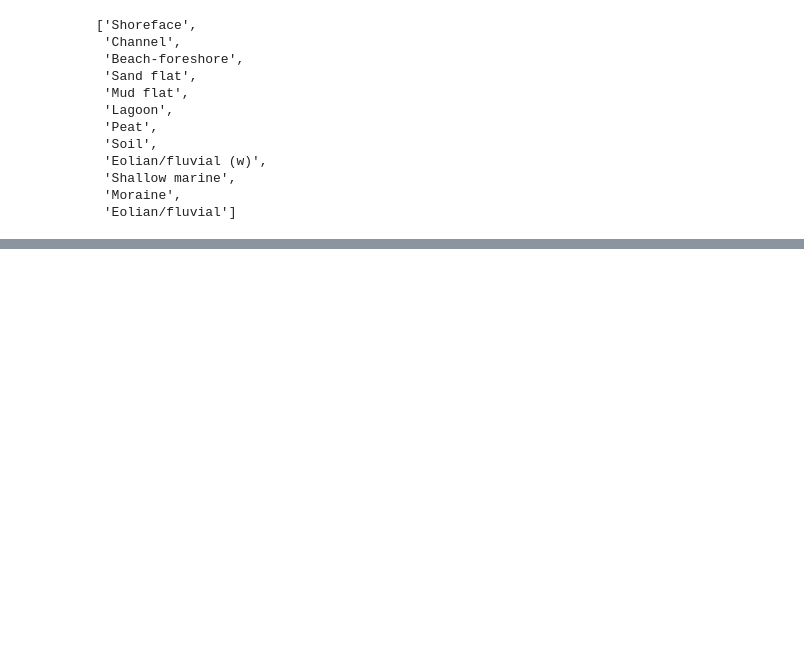
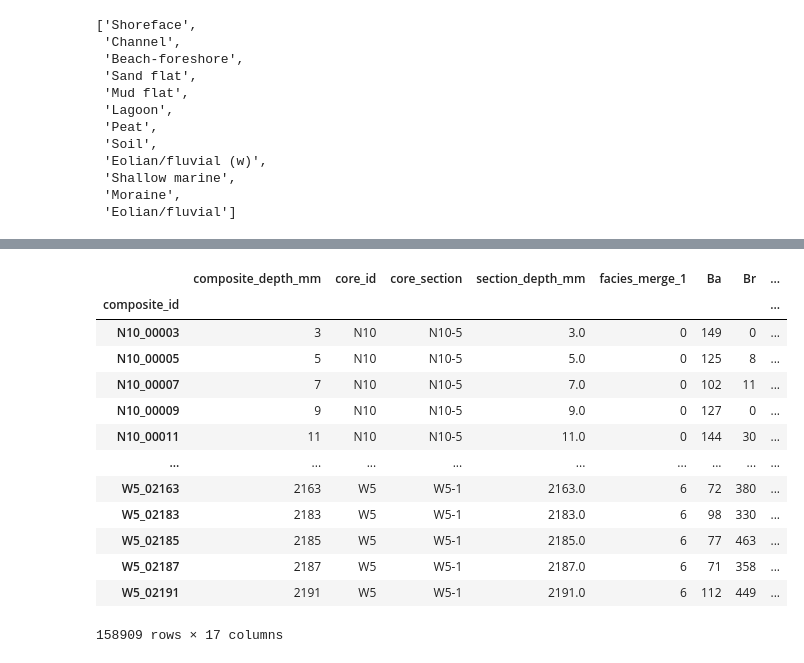
Before and after one commit to dispink/WASA-faciesXRF, a Jupyter notebook: build_labels.ipynb, the cells around one changed output, grey strips where cells are left out. Saved outputs shown, nothing was run; the diff lists cells and outputs as text; code cells hidden in the pictures; blank space fills up the shorter version.

```diff
--- a/build_labels.ipynb
+++ b/build_labels.ipynb
@@ -460,0 +482,18 @@ Facies
+# %%
+xrf_fa_df = pd.read_csv('data/XRF_ML.csv', index_col=0)
+xrf_fa_df
+# %% [output]
+|  | composite_depth_mm | core_id | core_section | section_depth_mm | facies_merge_1 | Ba | Br | ... |
+| composite_id |  |  |  |  |  |  |  | ... |
+| N10_00003 | 3 | N10 | N10-5 | 3.0 | 0 | 149 | 0 | ... |
+| N10_00005 | 5 | N10 | N10-5 | 5.0 | 0 | 125 | 8 | ... |
+| N10_00007 | 7 | N10 | N10-5 | 7.0 | 0 | 102 | 11 | ... |
+| N10_00009 | 9 | N10 | N10-5 | 9.0 | 0 | 127 | 0 | ... |
+| N10_00011 | 11 | N10 | N10-5 | 11.0 | 0 | 144 | 30 | ... |
+| ... | ... | ... | ... | ... | ... | ... | ... | ... |
+| W5_02163 | 2163 | W5 | W5-1 | 2163.0 | 6 | 72 | 380 | ... |
+| W5_02183 | 2183 | W5 | W5-1 | 2183.0 | 6 | 98 | 330 | ... |
+| W5_02185 | 2185 | W5 | W5-1 | 2185.0 | 6 | 77 | 463 | ... |
+| W5_02187 | 2187 | W5 | W5-1 | 2187.0 | 6 | 71 | 358 | ... |
+| W5_02191 | 2191 | W5 | W5-1 | 2191.0 | 6 | 112 | 449 | ... |
+158909 rows × 17 columns
```
Also changed, not shown: parts of 24 cells of this notebook, 1 other file.
